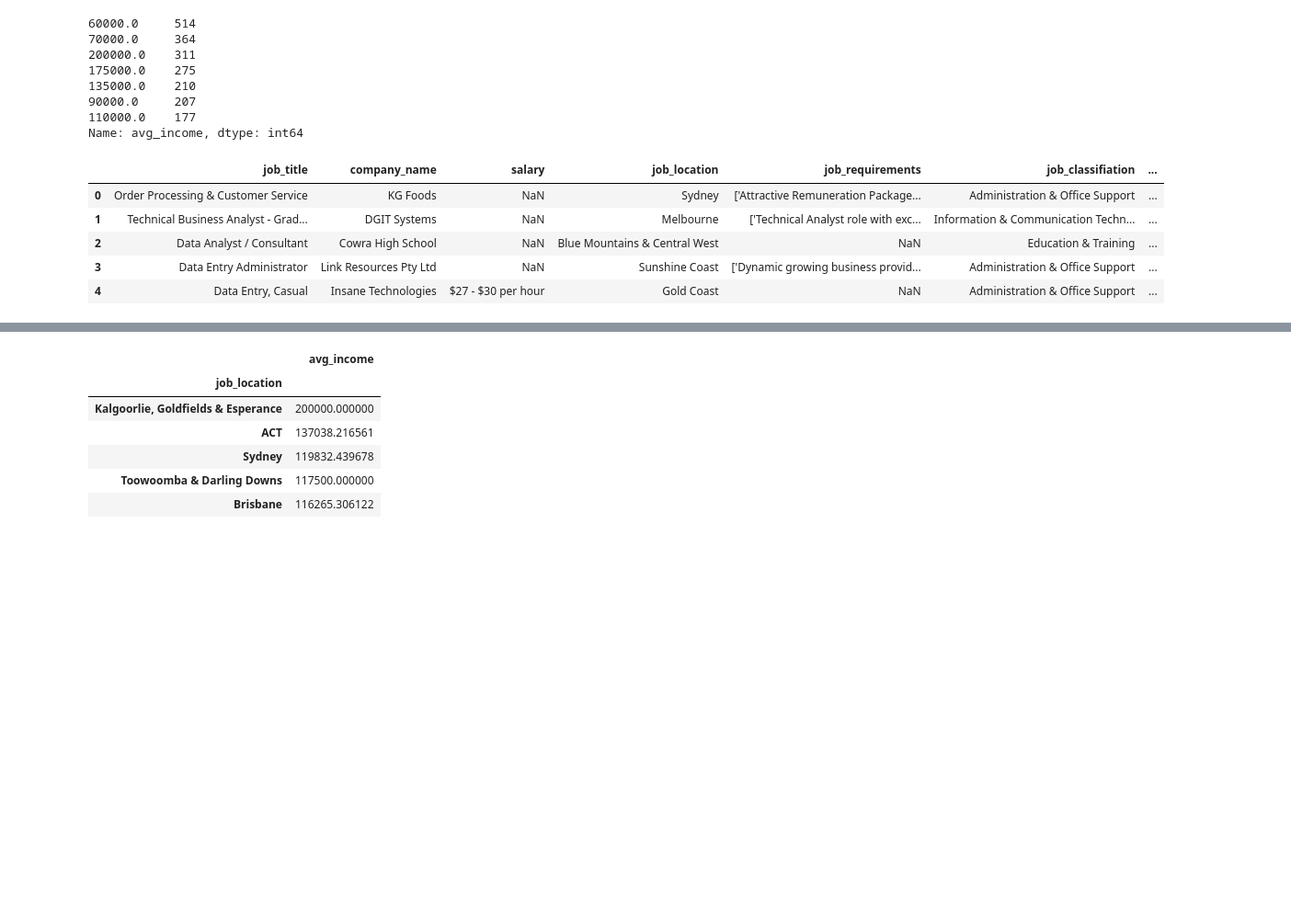
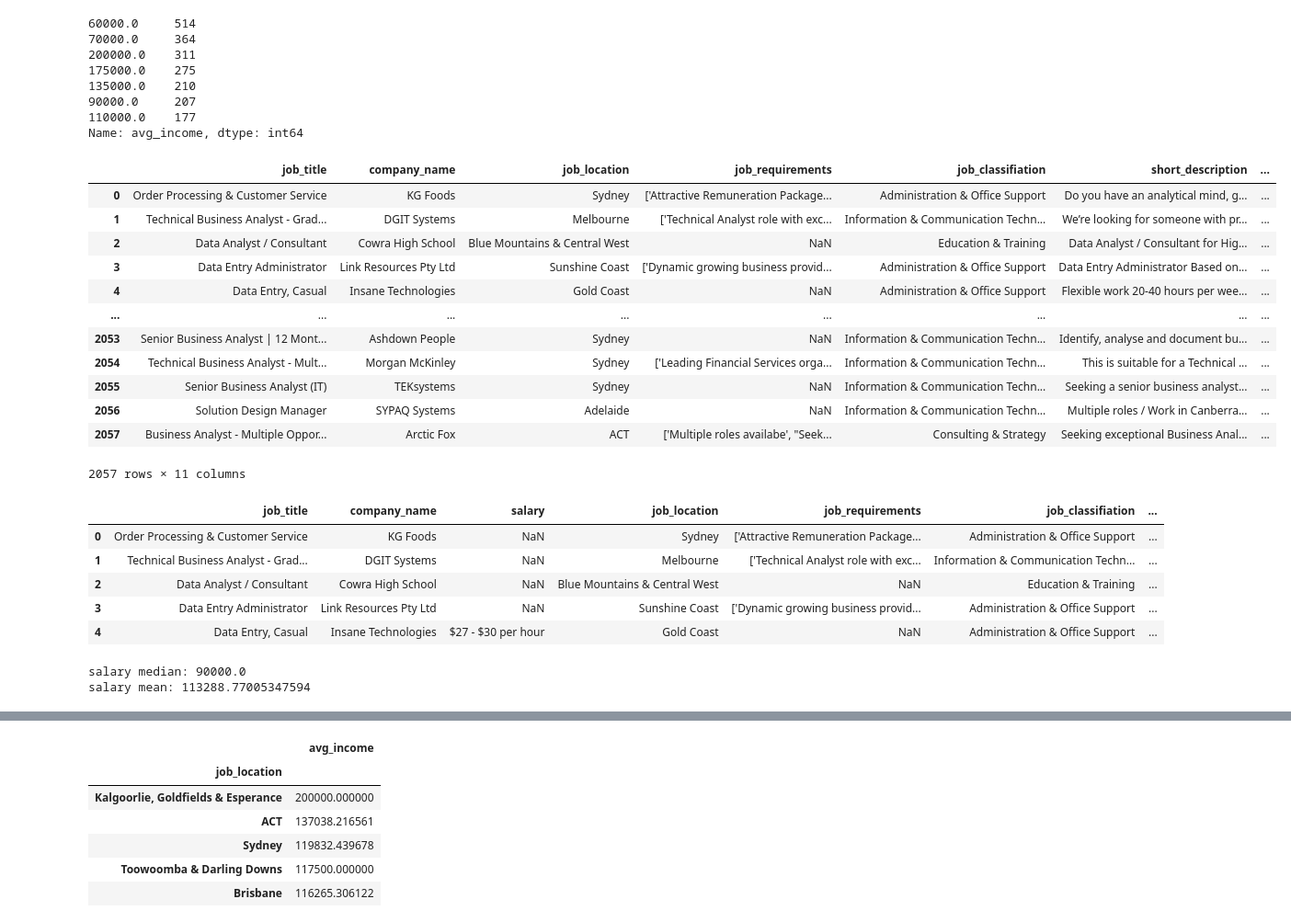
Before and after one commit to nanxu82/pythonproject, a Jupyter notebook: git_proj.ipynb, the cells around one changed output, grey strips where cells are left out. Shown: that part at 92% size. Drawn from its saved outputs; the diff is of its cells as text; code cells hidden in the pictures; blank space fills up the shorter version.

Commit message:
tidy up job title

```diff
--- a/git_proj.ipynb
+++ b/git_proj.ipynb
@@ -125,11 +178,32 @@ AU_jobs['avg_income'].value_counts()
 110000.0    177
 Name: avg_income, dtype: int64
 # %%
+AU_jobs.drop(['salary','Min_income','Max_income'], axis =1)
 AU_jobs.head()
 # %% [output]
-|  | job_title | company_name | salary | job_location | job_requirements | job_classifiation | ... |
-| 0 | Order Processing & Customer Service | KG Foods | NaN | Sydney | ['Attractive Remuneration Package... | Administration & Office Support | ... |
-| 1 | Technical Business Analyst - Grad... | DGIT Systems | NaN | Melbourne | ['Technical Analyst role with exc... | Information & Communication Techn... | ... |
-| 2 | Data Analyst / Consultant | Cowra High School | NaN | Blue Mountains & Central West | NaN | Education & Training | ... |
-| 3 | Data Entry Administrator | Link Resources Pty Ltd | NaN | Sunshine Coast | ['Dynamic growing business provid... | Administration & Office Support | ... |
-| 4 | Data Entry, Casual | Insane Technologies | $27 - $30 per hour | Gold Coast | NaN | Administration & Office Support | ... |
+|  | job_title | company_name | job_location | job_requirements | job_classifiation | short_description | ... |
+| 0 | Order Processing & Customer Service | KG Foods | Sydney | ['Attractive Remuneration Package... | Administration & Office Support | Do you have an analytical mind, g... | ... |
+| 1 | Technical Business Analyst - Grad... | DGIT Systems | Melbourne | ['Technical Analyst role with exc... | Information & Communication Techn... | We’re looking for someone with pr... | ... |
+| 2 | Data Analyst / Consultant | Cowra High School | Blue Mountains & Central West | NaN | Education & Training | Data Analyst / Consultant for Hig... | ... |
+| 3 | Data Entry Administrator | Link Resources Pty Ltd | Sunshine Coast | ['Dynamic growing business provid... | Administration & Office Support | Data Entry Administrator Based on... | ... |
+| 4 | Data Entry, Casual | Insane Technologies | Gold Coast | NaN | Administration & Office Support | Flexible work 20-40 hours per wee... | ... |
+| ... | ... | ... | ... | ... | ... | ... | ... |
+| 2053 | Senior Business Analyst | 12 Mont... | Ashdown People | Sydney | NaN | Information & Communication Techn... | Identify, analyse and document bu... | ... |
+| 2054 | Technical Business Analyst - Mult... | Morgan McKinley | Sydney | ['Leading Financial Services orga... | Information & Communication Techn... | This is suitable for a Technical ... | ... |
+| 2055 | Senior Business Analyst (IT) | TEKsystems | Sydney | NaN | Information & Communication Techn... | Seeking a senior business analyst... | ... |
+| 2056 | Solution Design Manager | SYPAQ Systems | Adelaide | NaN | Information & Communication Techn... | Multiple roles / Work in Canberra... | ... |
+| 2057 | Business Analyst - Multiple Oppor... | Arctic Fox | ACT | ['Multiple roles availabe', "Seek... | Consulting & Strategy | Seeking exceptional Business Anal... | ... |
+2057 rows × 11 columns
+|  | job_title | company_name | salary | job_location | job_requirements | job_classifiation | ... |
+| 0 | Order Processing & Customer Service | KG Foods | NaN | Sydney | ['Attractive Remuneration Package... | Administration & Office Support | ... |
+| 1 | Technical Business Analyst - Grad... | DGIT Systems | NaN | Melbourne | ['Technical Analyst role with exc... | Information & Communication Techn... | ... |
+| 2 | Data Analyst / Consultant | Cowra High School | NaN | Blue Mountains & Central West | NaN | Education & Training | ... |
+| 3 | Data Entry Administrator | Link Resources Pty Ltd | NaN | Sunshine Coast | ['Dynamic growing business provid... | Administration & Office Support | ... |
+| 4 | Data Entry, Casual | Insane Technologies | $27 - $30 per hour | Gold Coast | NaN | Administration & Office Support | ... |
+# %%
+#what is the median salary? (calculate mean salary, too, for fun)
+print("salary median: " + str(AU_jobs["avg_income"].median()))
+print("salary mean: " + str(AU_jobs["avg_income"].mean()))
+# %% [output]
+salary median: 90000.0
+salary mean: 113288.77005347594
```
Also changed, not shown: parts of 15 cells of this notebook.
